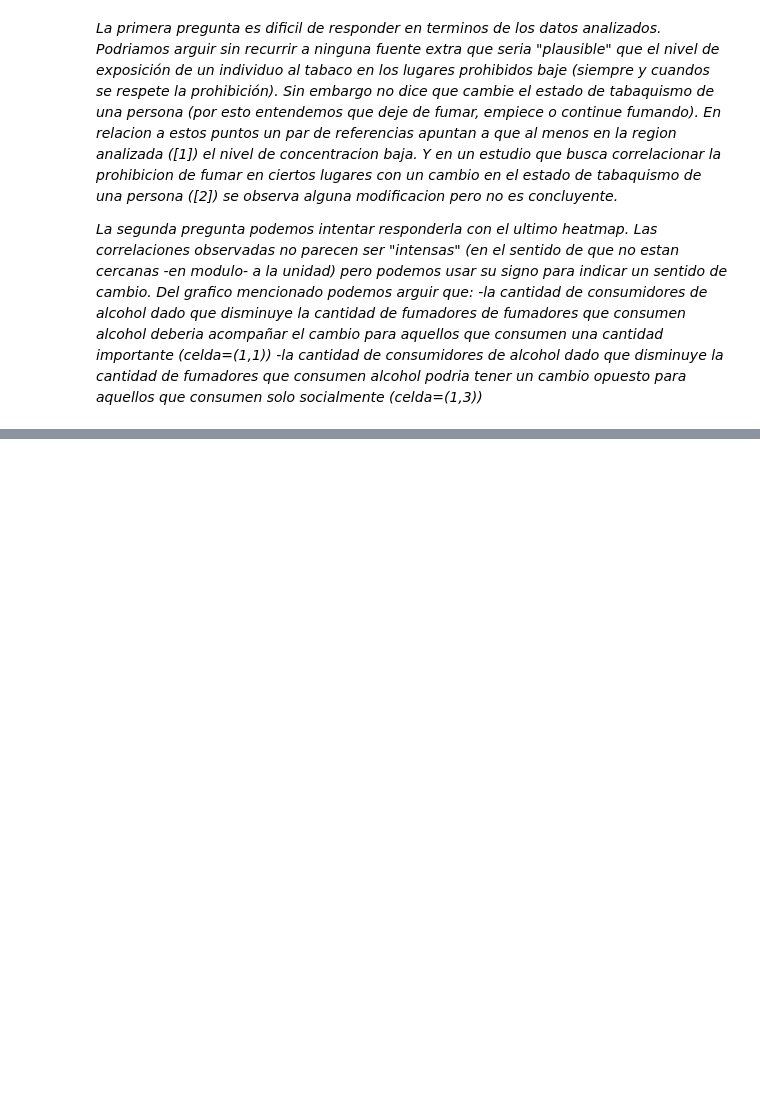
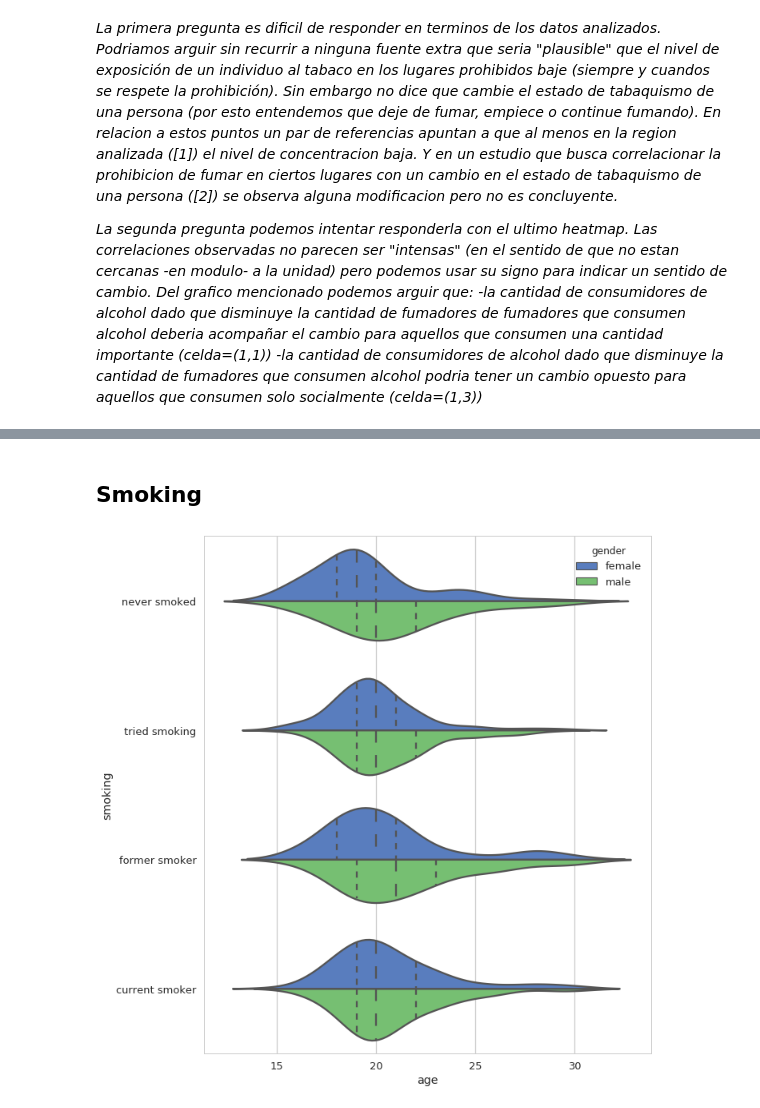
Before and after one commit to felixlapalma/diplodatos-ayv, a Jupyter notebook: ayv_2018/Laboratorio1.ipynb, the cells around one changed output, grey strips where cells are left out. Saved outputs shown, nothing was run; the diff lists cells and outputs as text; code cells hidden in the pictures; blank space fills up the shorter version.

```diff
--- a/ayv_2018/Laboratorio1.ipynb
+++ b/ayv_2018/Laboratorio1.ipynb
@@ -704,0 +715,17 @@ En relacion a estos puntos un par de referencias apuntan a que al menos en la re
+# %%
+# export
+plt_flag=True;
+def plt_exp(plt_flag,plt_name,plt_ext):
+    if plt_flag:
+        plt.tight_layout()
+        plt.savefig(plt_name+'.'+plt_ext)
+# %% [markdown]
+## Smoking
+# %%
+# Empecemos
+data = pd_rpns.dropna(subset=['age'])
+fig, ax = plt.subplots(nrows=1, ncols=1, figsize=(10,10))
+_ = sns.violinplot(x='age', y = "smoking", hue='gender', data=data, split=True, ax = ax,inner='quartile',palette=sns.color_palette("muted",n_colors=2))
+plt_exp(plt_flag,'smoking_dist','png')
+# %% [output]
+[figure, added]
```
Also changed, not shown: parts of 40 cells of this notebook.
